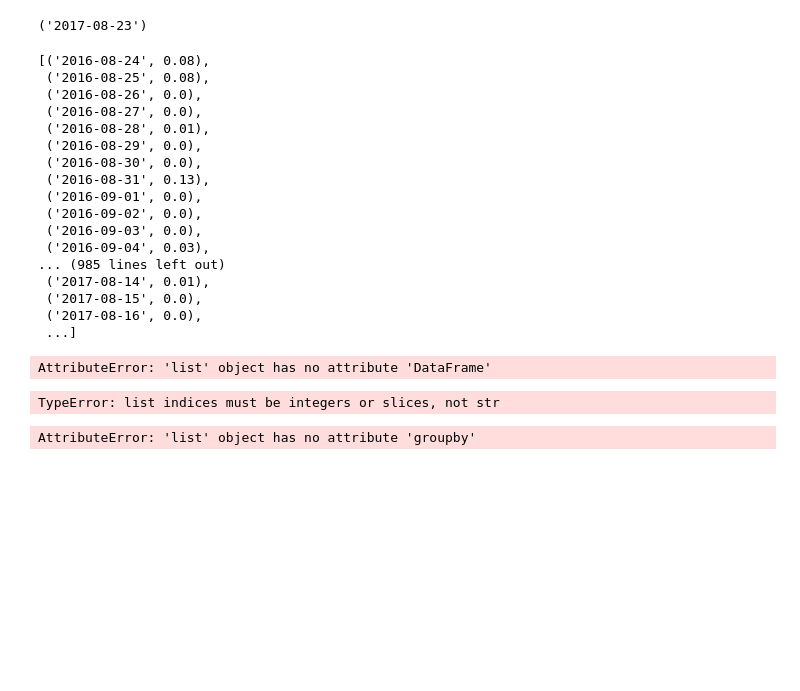
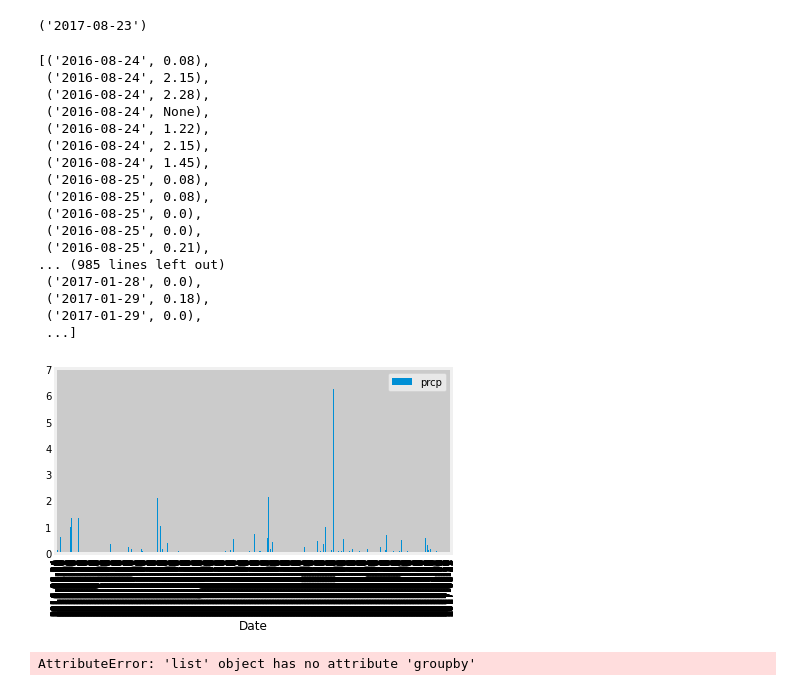
Before and after one commit to kwelter23/sqlalchemy, a Jupyter notebook: climate_starter.ipynb, the cells around one changed output. Saved outputs shown, nothing was run; the diff lists cells and outputs as text; code cells hidden in the pictures; blank space fills up the shorter version.

Commit message:
fixed bar graph and query

```diff
--- a/climate_starter.ipynb
+++ b/climate_starter.ipynb
@@ -85,42 +86,39 @@ session.query(Measurement.date).order_by(Measurement.date.desc()).first()
 # %% [output]
 ('2017-08-23')
 # %%
-# Design a query to retrieve the last 12 months of precipitation data and plot the results
+# Design a query to retrieve the last 12 months of precipitation data and plot the results. Select Date and pcrp
 sel = [Measurement.date,
        Measurement.prcp]
 last_year = session.query(*sel).\
-    filter(func.strftime(Measurement.date) > '2016-08-23').group_by(Measurement.id).order_by(Measurement.id).all()
+    filter(func.strftime(Measurement.date) > '2016-08-23').\
+       order_by(Measurement.date).all()
 last_year
 # %% [output]
 [('2016-08-24', 0.08),
+ ('2016-08-24', 2.15),
+ ('2016-08-24', 2.28),
+ ('2016-08-24', None),
+ ('2016-08-24', 1.22),
+ ('2016-08-24', 2.15),
+ ('2016-08-24', 1.45),
  ('2016-08-25', 0.08),
- ('2016-08-26', 0.0),
- ('2016-08-27', 0.0),
- ('2016-08-28', 0.01),
- ('2016-08-29', 0.0),
- ('2016-08-30', 0.0),
- ('2016-08-31', 0.13),
- ('2016-09-01', 0.0),
- ('2016-09-02', 0.0),
- ('2016-09-03', 0.0),
- ('2016-09-04', 0.03),
+ ('2016-08-25', 0.08),
+ ('2016-08-25', 0.0),
+ ('2016-08-25', 0.0),
+ ('2016-08-25', 0.21),
 ... (985 lines left out)
- ('2017-08-14', 0.01),
- ('2017-08-15', 0.0),
- ('2017-08-16', 0.0),
+ ('2017-01-28', 0.0),
+ ('2017-01-29', 0.18),
+ ('2017-01-29', 0.0),
  ...]
-# %%
-last_year = last_year.DataFrame(SQL_Query, columns=['Date','Prcp'])
-# %% [output]
-AttributeError: 'list' object has no attribute 'DataFrame'
-# %%
-#Plot the results using the DataFrame plot method.
-plt.bar(x = last_year['date'], height =last_year['prcp'],color='b', alpha=0.9, align="center")
-plt.xticks(rotation=90)
-plt.title("Precipitation by Date")
-plt.xlabel("Date")
-plt.ylabel("Preceipitation")
-
-plt.show()
-# %% [output]
-TypeError: list indices must be integers or slices, not str
+# %%
+#Use Pandas
+last_year_df = pd.DataFrame(last_year, columns=['Date', 'prcp'])
+last_year_df.set_index('Date', inplace=True)
+last_year_df.plot.bar()
+plt.tight_layout()
+
+
+plt.show()
+# %% [output]
+[figure, added]
```
Also changed, not shown: parts of 4 cells of this notebook.
